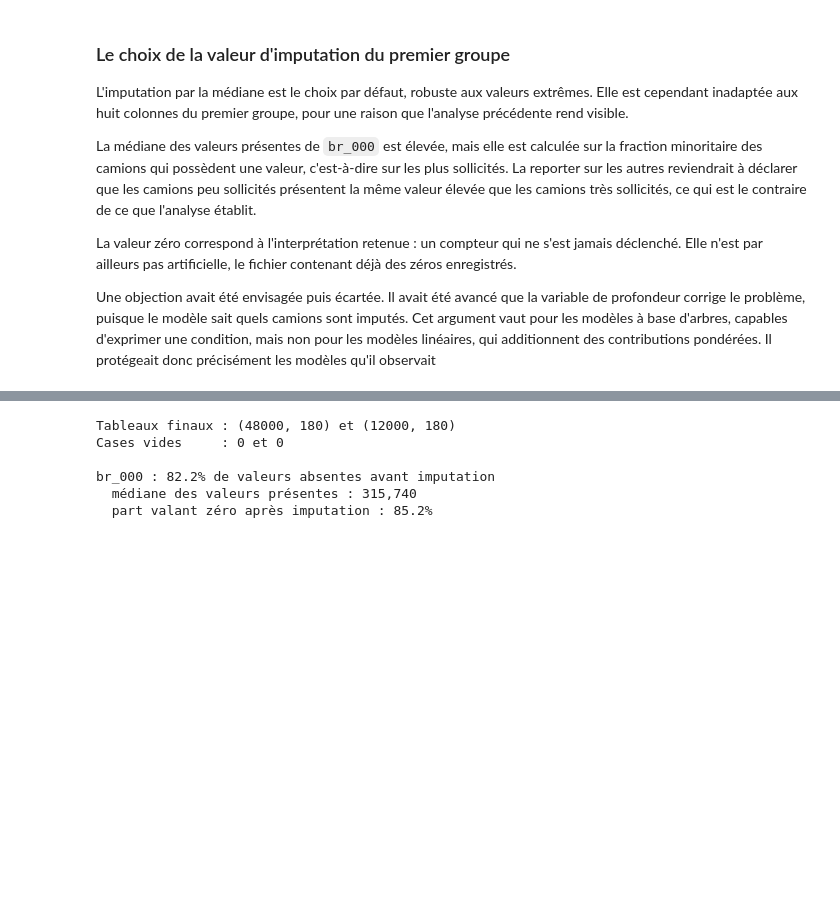
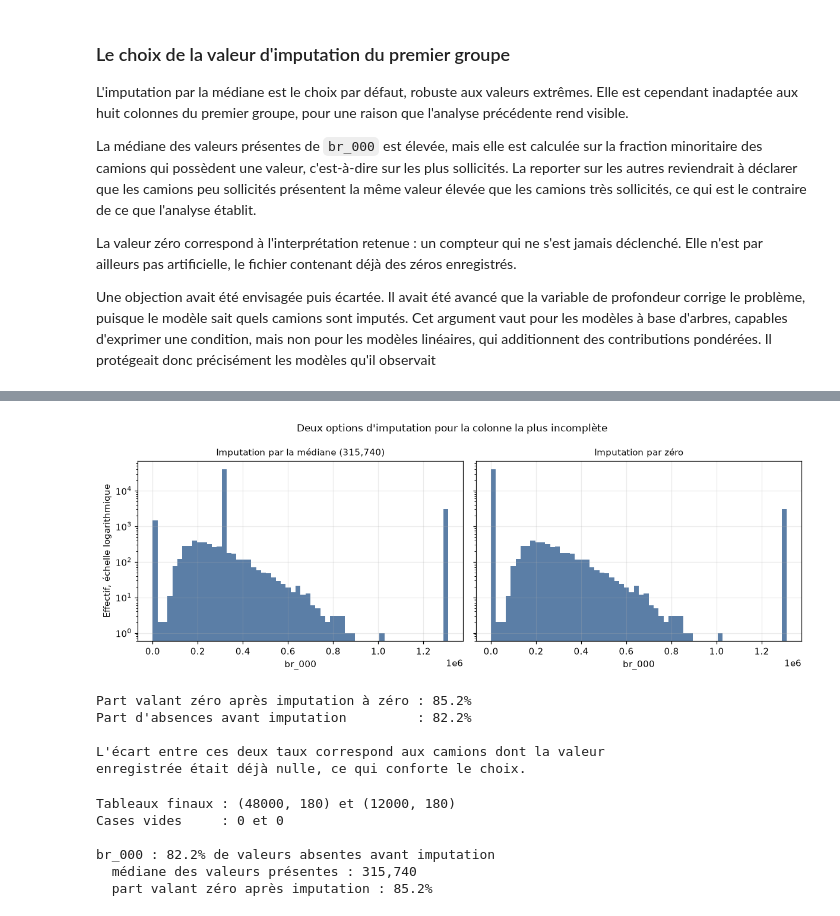
Before and after one commit to HoraEmbedded/pdm-aps-scania, a Jupyter notebook: notebooks/01_exploration.ipynb, the cells around one changed output, grey strips where cells are left out. Cells and saved outputs as stored; diff of their text form; code cells hidden in the pictures; blank space fills up the shorter version.

Commit message:
docs: imputation mesuree, nettoyage des residus

```diff
--- a/notebooks/01_exploration.ipynb
+++ b/notebooks/01_exploration.ipynb
@@ -817,0 +845,17 @@ des contributions pondérées. Il protégeait donc précisément les modèles qu
+# %%
+plus_incomplete = X_app[extracteur.groupe1_].isna().mean().idxmax()
+a_une_valeur = X_app[plus_incomplete].notna()
+
+print(f"Colonne examinée : {plus_incomplete}\n")
+print(f"Camions avec une valeur    : {a_une_valeur.sum():,} "
+      f"({a_une_valeur.mean():.1%})")
+print(f"  médiane de aa_000        : {X_app.loc[a_une_valeur, 'aa_000'].median():,.0f}")
+print(f"Camions sans valeur        : {(~a_une_valeur).sum():,}")
+print(f"  médiane de aa_000        : {X_app.loc[~a_une_valeur, 'aa_000'].median():,.0f}")
+
+rapport = (X_app.loc[a_une_valeur, "aa_000"].median()
+           / max(X_app.loc[~a_une_valeur, "aa_000"].median(), 1))
+print(f"\nRapport d'usage entre les deux populations : {rapport:.0f}")
+print("\nLa médiane des valeurs présentes est donc la médiane des camions les")
+print("plus sollicités. La reporter sur les autres affirmerait qu'un camion")
+print("peu utilisé présente la même valeur qu'un camion très utilisé.")
@@ -818,3 +875,39 @@ des contributions pondérées. Il protégeait donc précisément les modèles qu
+# %%
+# Figure 5 : l'effet des deux options d'imputation
+mediane_c = X_app[plus_incomplete].median()
+zero_impute = X_app[plus_incomplete].fillna(0)
+med_impute = X_app[plus_incomplete].fillna(mediane_c)
+
+fig, axes = plt.subplots(1, 2, figsize=(11, 4), sharey=True)
+
+for ax, serie, titre in [
+    (axes[0], med_impute, f"Imputation par la médiane ({mediane_c:,.0f})"),
+    (axes[1], zero_impute, "Imputation par zéro"),
+]:
+    ax.hist(serie, bins=60, color="#5b7ea6", log=True)
+    ax.set_title(titre, fontsize=10)
+    ax.set_xlabel(plus_incomplete)
+    ax.grid(alpha=0.25)
+
+axes[0].set_ylabel("Effectif, échelle logarithmique")
+fig.suptitle("Deux options d'imputation pour la colonne la plus incomplète",
+             fontsize=11)
+fig.tight_layout()
+fig.savefig(FIGURES / "f5_effet_imputation.png", dpi=150)
+plt.show()
+
+print(f"Part valant zéro après imputation à zéro : {(zero_impute == 0).mean():.1%}")
+print(f"Part d'absences avant imputation         : "
+      f"{X_app[plus_incomplete].isna().mean():.1%}")
+print("\nL'écart entre ces deux taux correspond aux camions dont la valeur")
+print("enregistrée était déjà nulle, ce qui conforte le choix.")
+# %% [output]
+[figure, added]
+Part valant zéro après imputation à zéro : 85.2%
+Part d'absences avant imputation         : 82.2%
+
+L'écart entre ces deux taux correspond aux camions dont la valeur
+enregistrée était déjà nulle, ce qui conforte le choix.
 # %%
 from src.preparation import Preparateur
 
```
Also changed, not shown: parts of 4 cells of this notebook.
